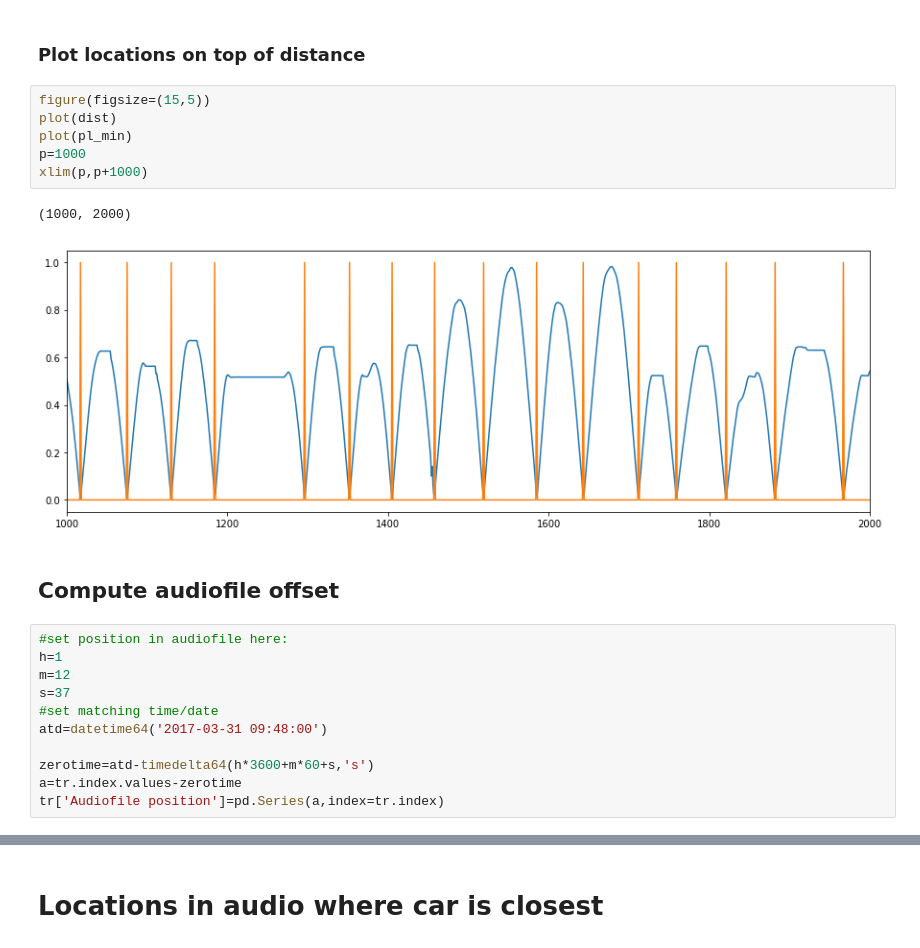
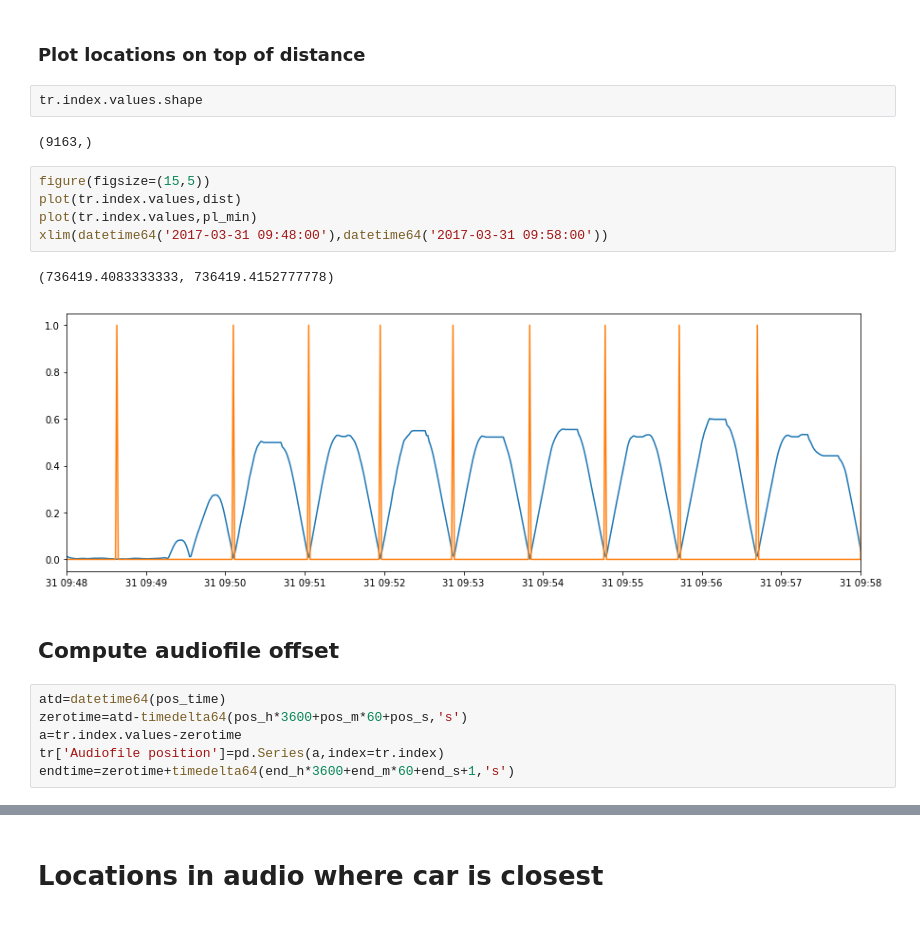
Before and after one commit to danijel3/notebooks, a Jupyter notebook: Dane.ipynb, the cells around one changed output, grey strips where cells are left out. Drawn from its saved outputs; the diff is of its cells as text.

```diff
--- a/Dane.ipynb
+++ b/Dane.ipynb
@@ -55,25 +89,23 @@ pl_min[minima]=True
 tr['Closest']=pd.Series(pl_min,index=tr.index)
 # %% [markdown]
 ### Plot locations on top of distance
-# %%
-figure(figsize=(15,5))
-plot(dist)
-plot(pl_min)
-p=1000
-xlim(p,p+1000)
-# %% [output]
-(1000, 2000)
-[figure, removed]
+# %%
+tr.index.values.shape
+# %% [output]
+(9163,)
+# %%
+figure(figsize=(15,5))
+plot(tr.index.values,dist)
+plot(tr.index.values,pl_min)
+xlim(datetime64('2017-03-31 09:48:00'),datetime64('2017-03-31 09:58:00'))
+# %% [output]
+(736419.4083333333, 736419.4152777778)
+[figure, added]
 # %% [markdown]
 ## Compute audiofile offset
 # %%
-#set position in audiofile here:
-h=1
-m=12
-s=37
-#set matching time/date
-atd=datetime64('2017-03-31 09:48:00')
-
-zerotime=atd-timedelta64(h*3600+m*60+s,'s')
+atd=datetime64(pos_time)
+zerotime=atd-timedelta64(pos_h*3600+pos_m*60+pos_s,'s')
 a=tr.index.values-zerotime
 tr['Audiofile position']=pd.Series(a,index=tr.index)
+endtime=zerotime+timedelta64(end_h*3600+end_m*60+end_s+1,'s')
```
Also changed, not shown: parts of 14 cells of this notebook.
